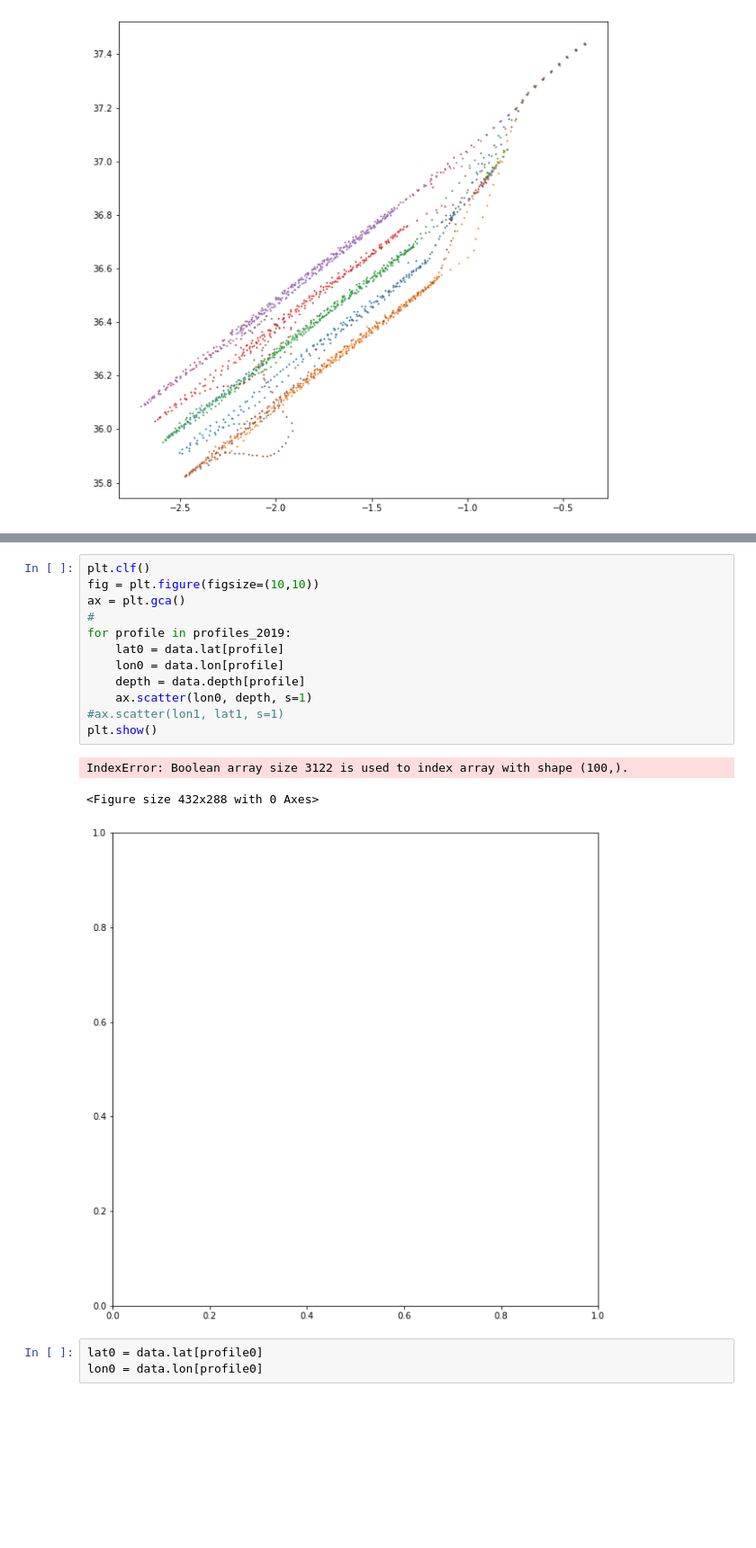
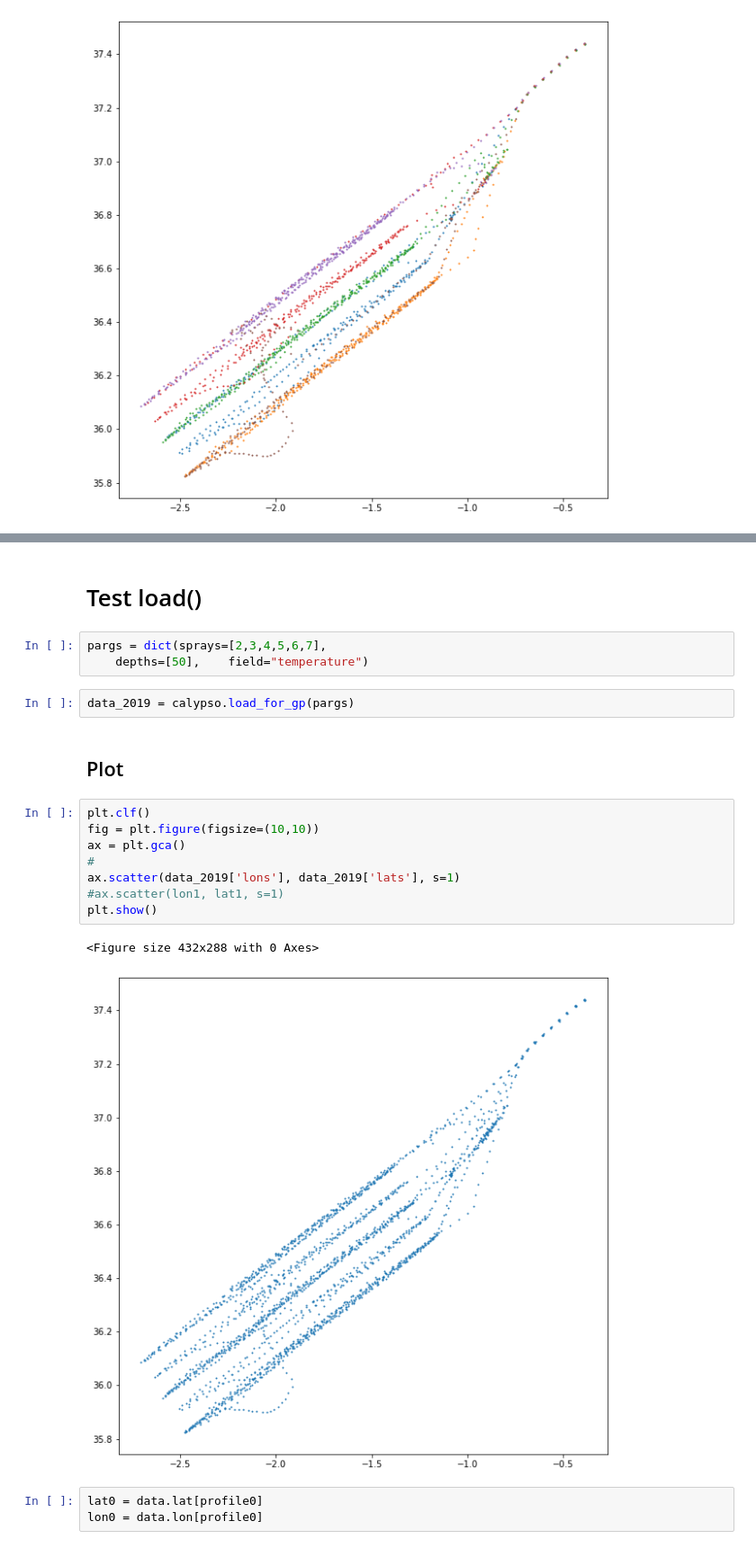
Before and after one commit to profxj/glider_gp, a Jupyter notebook: docs/nb/Calypso_2019.ipynb, the cells around one changed output, grey strips where cells are left out. Shown: that part at 90% size. Cells and saved outputs as stored; diff of their text form; blank space fills up the shorter version.

```diff
--- a/docs/nb/Calypso_2019.ipynb
+++ b/docs/nb/Calypso_2019.ipynb
@@ -121,19 +100,23 @@ array([15.8385    , 15.70145455, 15.56836364, 15.4418    , 15.26055556,
-# %%
-plt.clf()
-fig = plt.figure(figsize=(10,10))
-ax = plt.gca()
-#
-for profile in profiles_2019:
-    lat0 = data.lat[profile]
-    lon0 = data.lon[profile]
-    depth = data.depth[profile]
-    ax.scatter(lon0, depth, s=1)
-#ax.scatter(lon1, lat1, s=1)
-plt.show()
-# %% [output]
-IndexError: Boolean array size 3122 is used to index array with shape (100,).
-<Figure size 432x288 with 0 Axes>
-[figure, removed]
+# %% [markdown]
+# Test load()
+# %%
+pargs = dict(sprays=[2,3,4,5,6,7],
+    depths=[50],    field="temperature")
+# %%
+data_2019 = calypso.load_for_gp(pargs)
+# %% [markdown]
+## Plot
+# %%
+plt.clf()
+fig = plt.figure(figsize=(10,10))
+ax = plt.gca()
+#
+ax.scatter(data_2019['lons'], data_2019['lats'], s=1)
+#ax.scatter(lon1, lat1, s=1)
+plt.show()
+# %% [output]
+<Figure size 432x288 with 0 Axes>
+[figure, added]
 # %%
 lat0 = data.lat[profile0]
 lon0 = data.lon[profile0]
```
Also changed, not shown: parts of 3 cells of this notebook.
